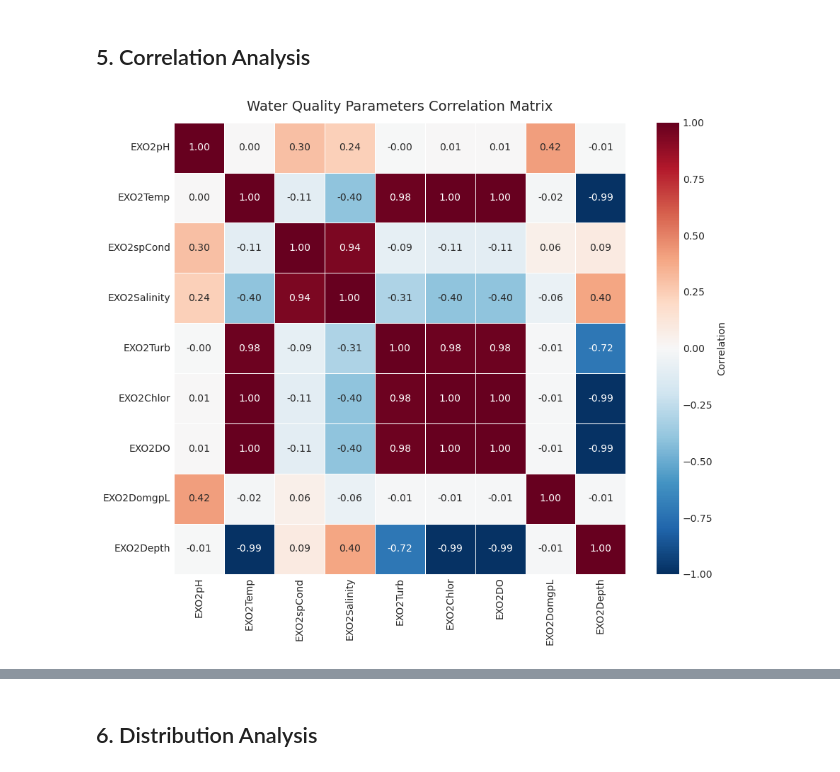
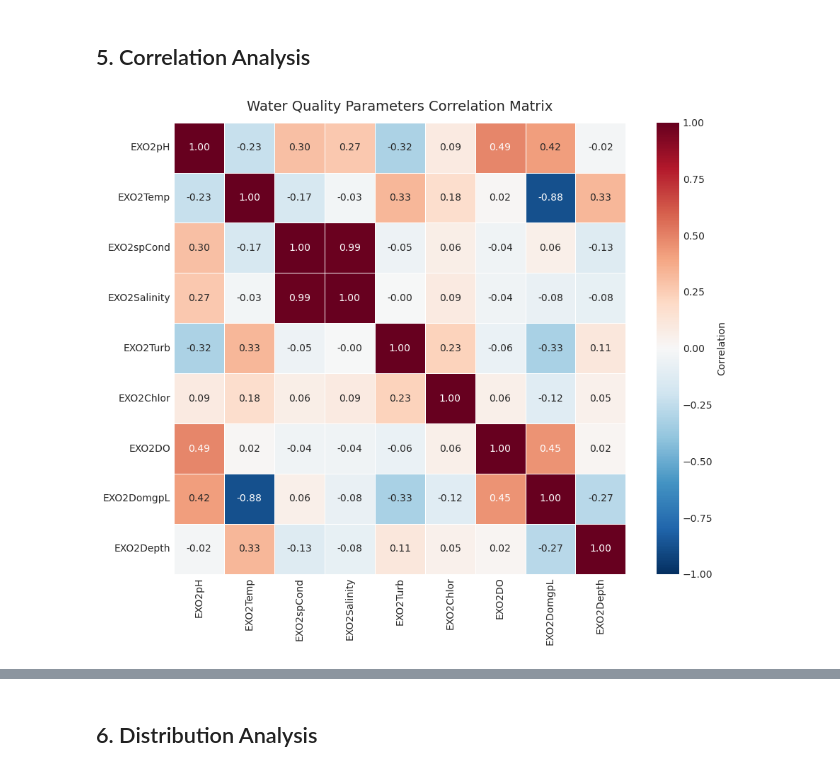
Before and after one commit to lhzn-io/imta-analytics, a Jupyter notebook: notebooks/01_initial_data_exploration.ipynb, the cells around one changed output, grey strips where cells are left out. Drawn from its saved outputs; the diff is of its cells as text; code cells hidden in the pictures.

```diff
--- a/notebooks/01_initial_data_exploration.ipynb
+++ b/notebooks/01_initial_data_exploration.ipynb
@@ -630,19 +630,19 @@ plt.show()
 # %%
 # Correlation matrix for water quality parameters
 wq_params = ['EXO2pH', 'EXO2Temp', 'EXO2spCond', 'EXO2Salinity',
              'EXO2Turb', 'EXO2Chlor', 'EXO2DO', 'EXO2DomgpL', 'EXO2Depth']
 
 fig, ax, correlation_matrix = plot_correlation_heatmap(
-    df=exo2_df,
+    df=exo2_clean,
     columns=wq_params,
     title='Water Quality Parameters Correlation Matrix',
     figsize=(10, 8),
     cmap='RdBu_r',
     annot=True
 )
 plt.show()
 # %% [output]
-[figure, old version]
+[figure, new version]
 # %%
 # Identify strongest correlations
 corr_pairs = []
```
Also changed, not shown: parts of 8 cells of this notebook.
